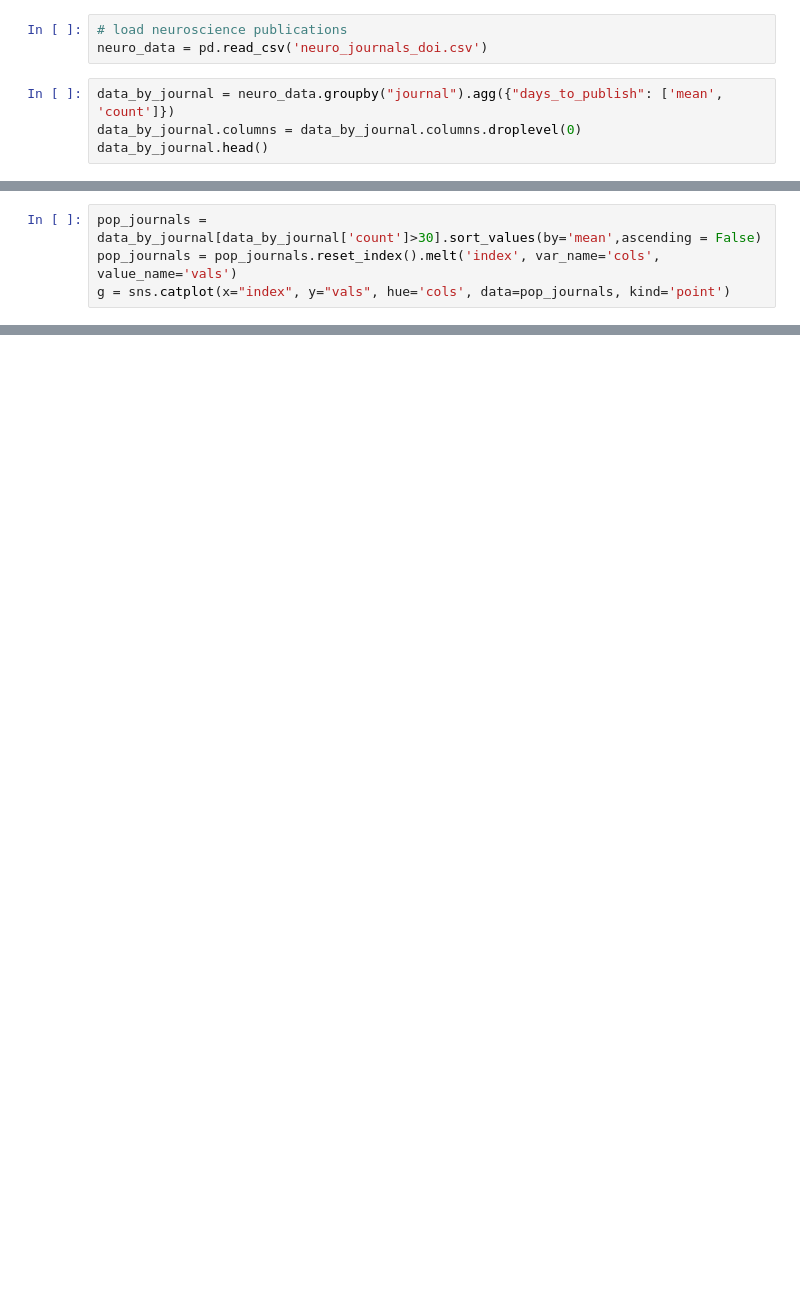
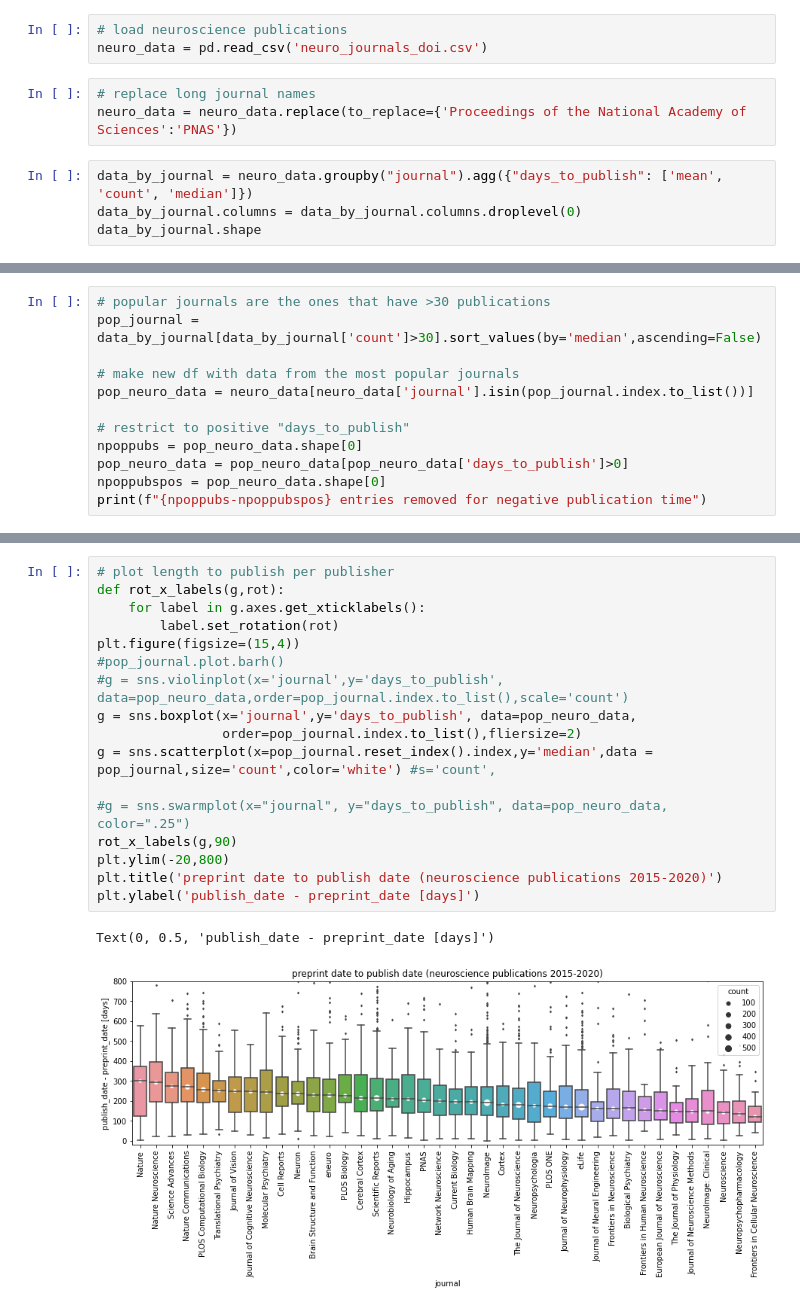
Before and after one commit to marinafridman/delays, a Jupyter notebook: plot_pub_times_per_journal.ipynb, the cells around one changed output, grey strips where cells are left out. Drawn from its saved outputs; the diff is of its cells as text; blank space fills up the shorter version.

Commit message:
made pretty seaborn boxplots with markers overlaid indicating count

```diff
--- a/plot_pub_times_per_journal.ipynb
+++ b/plot_pub_times_per_journal.ipynb
@@ -9,8 +7,11 @@ import seaborn as sns
 # %%
 # load neuroscience publications
 neuro_data = pd.read_csv('neuro_journals_doi.csv')
+# %%
+# replace long journal names
+neuro_data = neuro_data.replace(to_replace={'Proceedings of the National Academy of Sciences':'PNAS'})
 # %%
-data_by_journal = neuro_data.groupby("journal").agg({"days_to_publish": ['mean', 'count']})
+data_by_journal = neuro_data.groupby("journal").agg({"days_to_publish": ['mean', 'count', 'median']})
 data_by_journal.columns = data_by_journal.columns.droplevel(0)
-data_by_journal.head()
+data_by_journal.shape
 # %% [output]
@@ -39,4 +19,12 @@ Text(0, 0.5, 'days')
-# %%
-pop_journals = data_by_journal[data_by_journal['count']>30].sort_values(by='mean',ascending = False)
-pop_journals = pop_journals.reset_index().melt('index', var_name='cols',  value_name='vals')
-g = sns.catplot(x="index", y="vals", hue='cols', data=pop_journals, kind='point')
+# %%
+# popular journals are the ones that have >30 publications
+pop_journal = data_by_journal[data_by_journal['count']>30].sort_values(by='median',ascending=False)
+
+# make new df with data from the most popular journals
+pop_neuro_data = neuro_data[neuro_data['journal'].isin(pop_journal.index.to_list())]
+
+# restrict to positive "days_to_publish"
+npoppubs = pop_neuro_data.shape[0]
+pop_neuro_data = pop_neuro_data[pop_neuro_data['days_to_publish']>0]
+npoppubspos = pop_neuro_data.shape[0]
+print(f"{npoppubs-npoppubspos} entries removed for negative publication time")
@@ -42,0 +39,20 @@ g = sns.catplot(x="index", y="vals", hue='cols', data=pop_journals, kind='point'
+# %%
+# plot length to publish per publisher
+def rot_x_labels(g,rot):
+    for label in g.axes.get_xticklabels():
+        label.set_rotation(rot)
+plt.figure(figsize=(15,4))
+#pop_journal.plot.barh()
+#g = sns.violinplot(x='journal',y='days_to_publish', data=pop_neuro_data,order=pop_journal.index.to_list(),scale='count')
+g = sns.boxplot(x='journal',y='days_to_publish', data=pop_neuro_data,
+                order=pop_journal.index.to_list(),fliersize=2)
+g = sns.scatterplot(x=pop_journal.reset_index().index,y='median',data = pop_journal,size='count',color='white') #s='count',
+
+#g = sns.swarmplot(x="journal", y="days_to_publish", data=pop_neuro_data, color=".25")
+rot_x_labels(g,90)
+plt.ylim(-20,800)
+plt.title('preprint date to publish date (neuroscience publications 2015-2020)')
+plt.ylabel('publish_date - preprint_date [days]')
+# %% [output]
+Text(0, 0.5, 'publish_date - preprint_date [days]')
+[figure, added]
```
Also changed, not shown: parts of 7 cells of this notebook.
